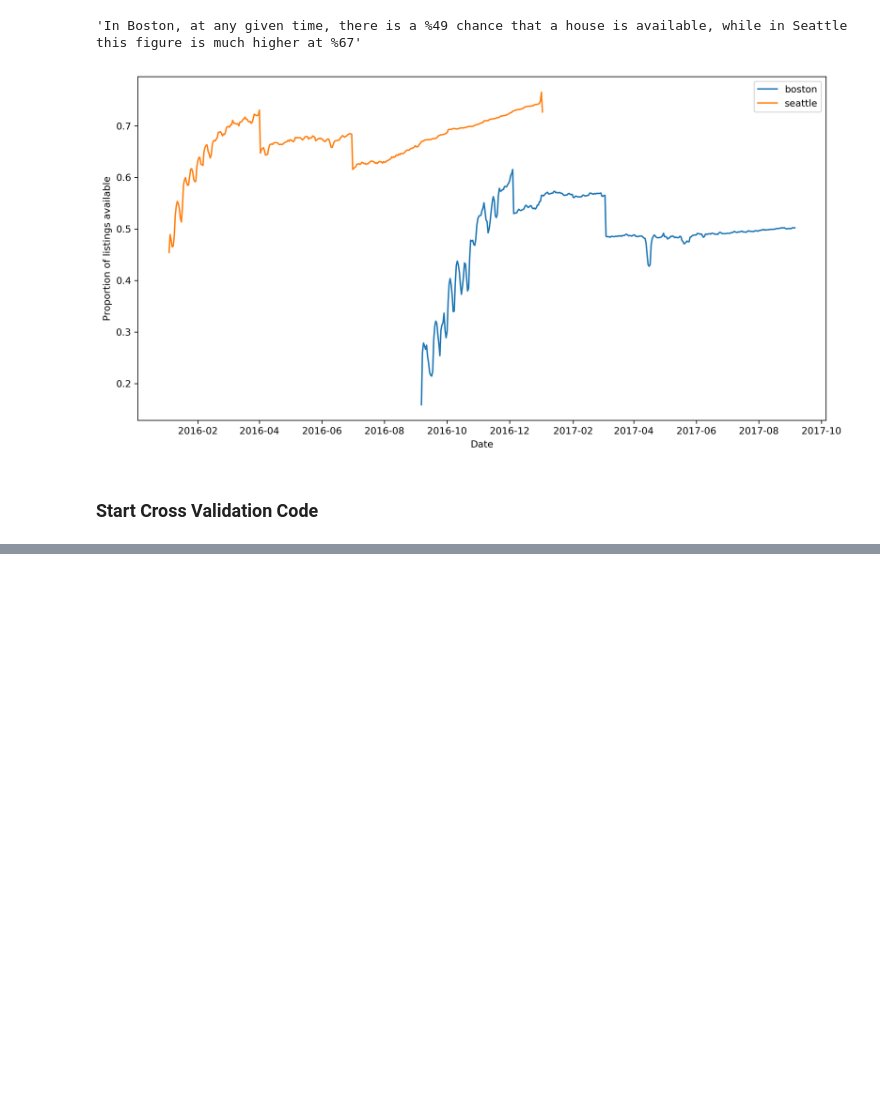
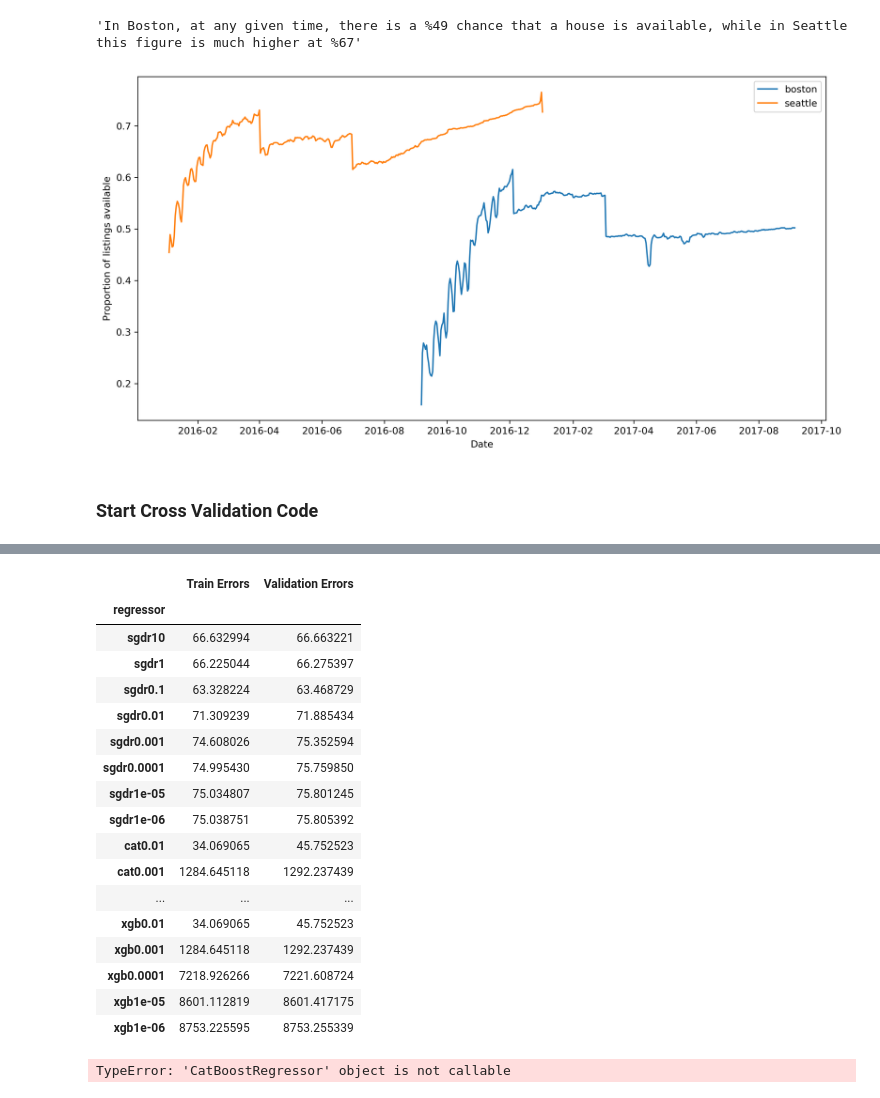
Before and after one commit to denizn/AirBnb-Kaggle-Data-Analysis, a Jupyter notebook: Airbnb.ipynb, the cells around one changed output, grey strips where cells are left out. Drawn from its saved outputs; the diff is of its cells as text; code cells hidden in the pictures; blank space fills up the shorter version.

```diff
--- a/Airbnb.ipynb
+++ b/Airbnb.ipynb
@@ -195,10 +202,10 @@ kf = KFold(3, shuffle=True, random_state=21)
 
 train_errors_sgdr = {a:[] for a in alphas}
 val_errors_sgdr = {a:[] for a in alphas}
-train_errors_xgb = {n:[] for n in n_estimators}
-val_errors_xgb = {n:[] for n in n_estimators}
-train_errors_cat = {n:[] for n in n_estimators}
-val_errors_cat = {n:[] for n in n_estimators}
+train_errors_xgb = {n:[] for n in learning_rates}
+val_errors_xgb = {n:[] for n in learning_rates}
+train_errors_cat = {n:[] for n in learning_rates}
+val_errors_cat = {n:[] for n in learning_rates}
 
 
 for train_index, val_index in kf.split(X_intermediate, y_intermediate):
@@ -251,21 +276,42 @@ for train_index, val_index in kf.split(X_intermediate, y_intermediate):
 # %%
-sgdr_train = pd.DataFrame(pd.Series({'sgdr{}'.format(a): np.mean(train_errors[a]) for a in train_errors}), columns=['Train Errors']).reset_index()
-sgdr_val = pd.DataFrame(pd.Series({'sgdr{}'.format(a): np.mean(val_errors[a]) for a in val_errors}), columns=['Validation Errors']).reset_index()
-cat_train = pd.DataFrame(pd.Series({'cat{}'.format(a): np.mean(train_errors_cat[a]) for a in train_errors_bg}), columns=['Train Errors']).reset_index()
-cat_val = pd.DataFrame(pd.Series({'cat{}'.format(a): np.mean(val_errors_cat[a]) for a in val_errors_bg}), columns=['Validation Errors']).reset_index()
-xgb_train = pd.DataFrame(pd.Series({'xgb{}'.format(a): np.mean(train_errors_xgb[a]) for a in train_errors_rf}), columns=['Train Errors']).reset_index()
-xgb_val = pd.DataFrame(pd.Series({'xgb{}'.format(a): np.mean(val_errors_xgb[a]) for a in val_errors_rf}), columns=['Validation Errors']).reset_index()
+sgdr_train = pd.DataFrame(pd.Series({'sgdr{}'.format(a): np.mean(train_errors_sgdr[a]) for a in train_errors_sgdr}), columns=['Train Errors']).reset_index()
+sgdr_val = pd.DataFrame(pd.Series({'sgdr{}'.format(a): np.mean(val_errors_sgdr[a]) for a in val_errors_sgdr}), columns=['Validation Errors']).reset_index()
+cat_train = pd.DataFrame(pd.Series({'cat{}'.format(a): np.mean(train_errors_cat[a]) for a in train_errors_cat}), columns=['Train Errors']).reset_index()
+cat_val = pd.DataFrame(pd.Series({'cat{}'.format(a): np.mean(val_errors_cat[a]) for a in val_errors_cat}), columns=['Validation Errors']).reset_index()
+xgb_train = pd.DataFrame(pd.Series({'xgb{}'.format(a): np.mean(train_errors_xgb[a]) for a in train_errors_xgb}), columns=['Train Errors']).reset_index()
+xgb_val = pd.DataFrame(pd.Series({'xgb{}'.format(a): np.mean(val_errors_xgb[a]) for a in val_errors_xgb}), columns=['Validation Errors']).reset_index()
 regression_results_sgdr = pd.merge(sgdr_train, sgdr_val)
 regression_results_cat = pd.merge(cat_train,cat_val)
 regression_results_xgb = pd.merge(xgb_train, xgb_val)
 regression_results = pd.concat([regression_results_sgdr, regression_results_cat, regression_results_xgb]).rename({'index':'regressor'},axis=1).set_index('regressor')
 regression_results
+# %% [output]
+|  | Train Errors | Validation Errors |
+| regressor |  |  |
+| sgdr10 | 66.632994 | 66.663221 |
+| sgdr1 | 66.225044 | 66.275397 |
+| sgdr0.1 | 63.328224 | 63.468729 |
+| sgdr0.01 | 71.309239 | 71.885434 |
+| sgdr0.001 | 74.608026 | 75.352594 |
+| sgdr0.0001 | 74.995430 | 75.759850 |
+| sgdr1e-05 | 75.034807 | 75.801245 |
+| sgdr1e-06 | 75.038751 | 75.805392 |
+| cat0.01 | 34.069065 | 45.752523 |
+| cat0.001 | 1284.645118 | 1292.237439 |
+| ... | ... | ... |
+| xgb0.01 | 34.069065 | 45.752523 |
+| xgb0.001 | 1284.645118 | 1292.237439 |
+| xgb0.0001 | 7218.926266 | 7221.608724 |
+| xgb1e-05 | 8601.112819 | 8601.417175 |
+| xgb1e-06 | 8753.225595 | 8753.255339 |
 # %%
 X_intermediate_tf = pd.DataFrame(TFIDF.fit_transform(X_intermediate).toarray(), X_intermediate.index)
 
-best_regressor = BaggingRegressor(n_estimators=50, random_state=21).fit(X_intermediate_tf, y_intermediate)
-yhat_test = bg.predict(TFIDF.transform(X_test))
+best_regressor = cat(random_seed=21).fit(X_intermediate_tf, y_intermediate)
+yhat_test = cat.predict(TFIDF.transform(X_test))
 best_score = mean_squared_error(y_test, yhat_test)
+# %% [output]
+TypeError: 'CatBoostRegressor' object is not callable
 # %%
 best_score
 # %%
```
Also changed, not shown: parts of 5 cells of this notebook, 4 other files.
